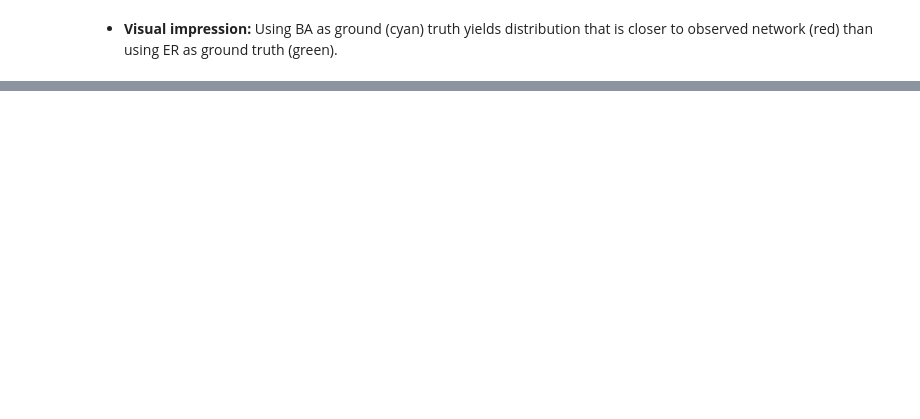
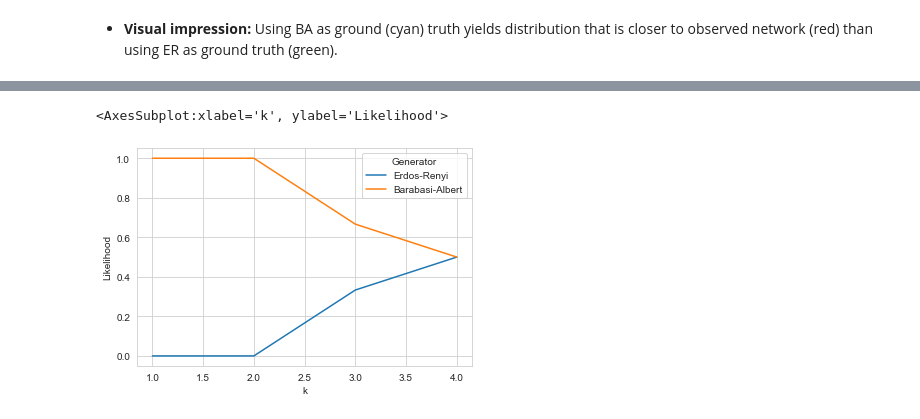
Before and after one commit to bionetslab/ppi-network-simulation, a Jupyter notebook: playground.ipynb, the cells around one changed output, grey strips where cells are left out. Cells and saved outputs as stored; diff of their text form; code cells hidden in the pictures; blank space fills up the shorter version.

```diff
--- a/playground.ipynb
+++ b/playground.ipynb
@@ -162,0 +120,5 @@ fig.savefig('bayesian_inference.pdf')
+# %%
+ppinetsim.plot_likelihoods(likelihood_at_k, ax=axes[0])
+# %% [output]
+<AxesSubplot:xlabel='k', ylabel='Likelihood'>
+[figure, added]
```
Also changed, not shown: parts of 40 cells of this notebook, 9 other files.
